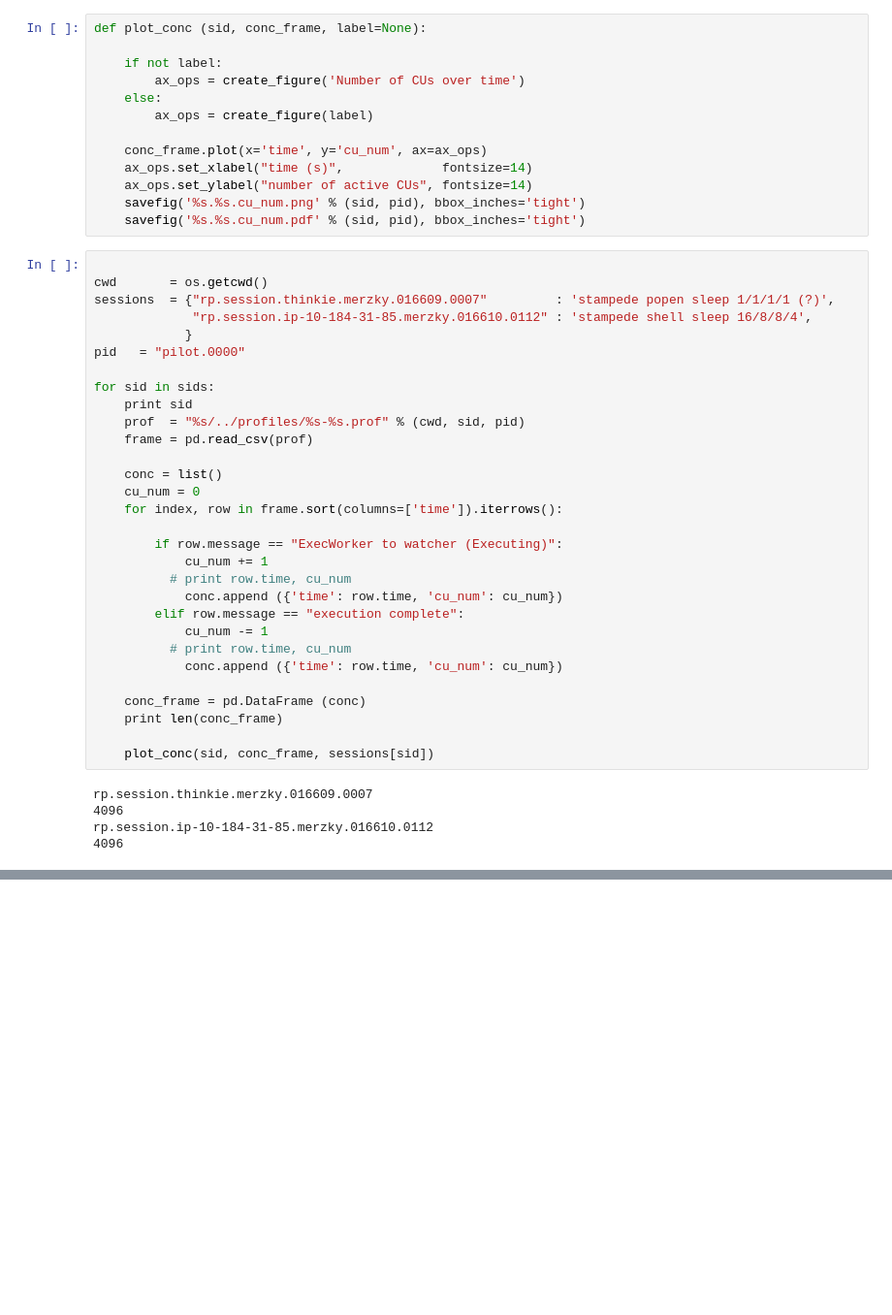
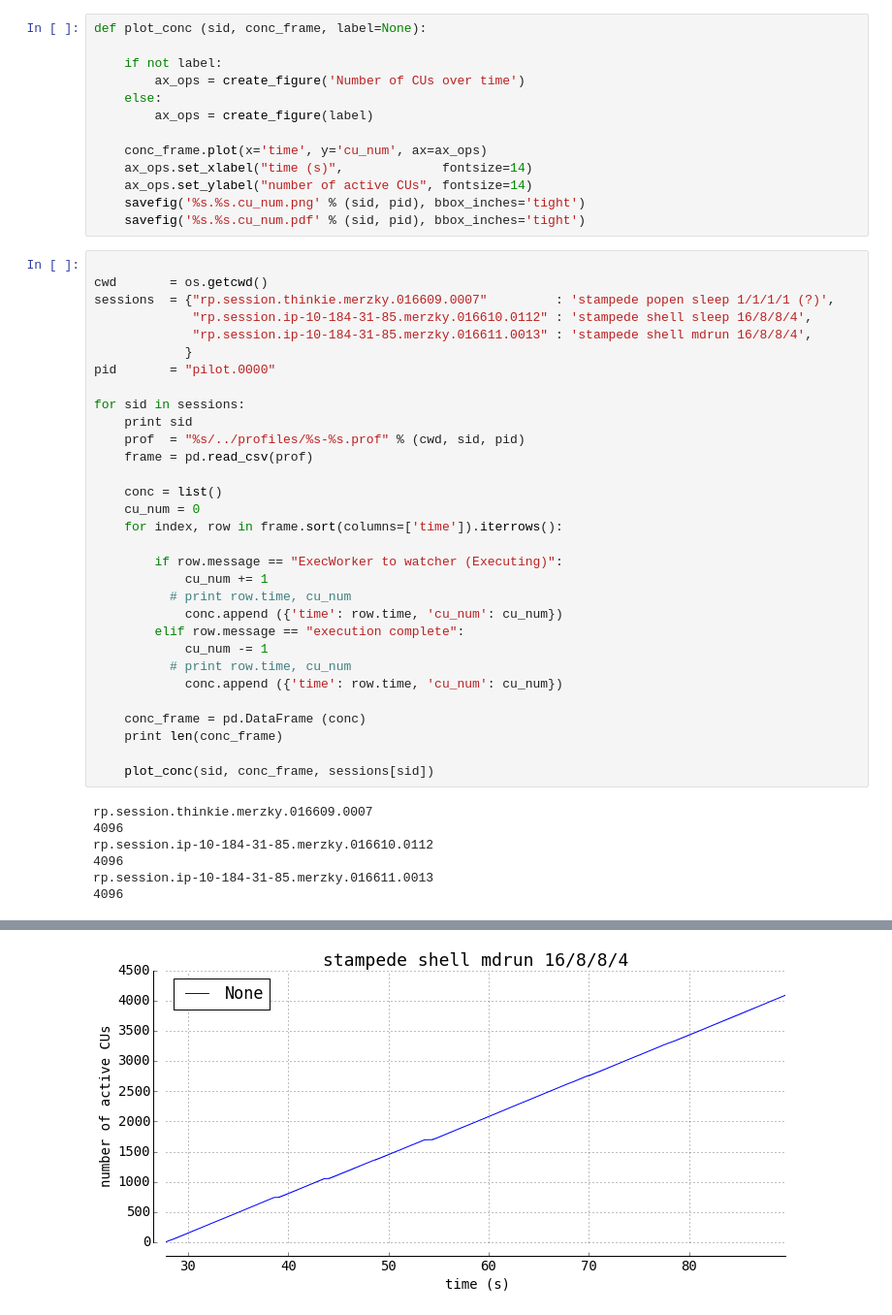
Before and after one commit to radical-experiments/rp-plot-profiles, a Jupyter notebook: plots/plot_profiles.ipynb, the cells around one changed output, grey strips where cells are left out. Shown at 97% size. Cells and saved outputs as stored; diff of their text form; blank space fills up the shorter version.

Commit message:
update with 4k mdrun plot

```diff
--- a/plots/plot_profiles.ipynb
+++ b/plots/plot_profiles.ipynb
@@ -78,35 +78,39 @@ def plot_conc (sid, conc_frame, label=None):
 cwd       = os.getcwd()
 sessions  = {"rp.session.thinkie.merzky.016609.0007"         : 'stampede popen sleep 1/1/1/1 (?)',
              "rp.session.ip-10-184-31-85.merzky.016610.0112" : 'stampede shell sleep 16/8/8/4',
+             "rp.session.ip-10-184-31-85.merzky.016611.0013" : 'stampede shell mdrun 16/8/8/4',
             }
-pid   = "pilot.0000"
+pid       = "pilot.0000"
 
-for sid in sids:
+for sid in sessions:
     print sid
     prof  = "%s/../profiles/%s-%s.prof" % (cwd, sid, pid)
     frame = pd.read_csv(prof)
 
     conc = list()
     cu_num = 0
     for index, row in frame.sort(columns=['time']).iterrows():
 
         if row.message == "ExecWorker to watcher (Executing)":
             cu_num += 1
           # print row.time, cu_num
             conc.append ({'time': row.time, 'cu_num': cu_num})
         elif row.message == "execution complete":
             cu_num -= 1
           # print row.time, cu_num
             conc.append ({'time': row.time, 'cu_num': cu_num})
 
     conc_frame = pd.DataFrame (conc)
     print len(conc_frame)
 
     plot_conc(sid, conc_frame, sessions[sid])
 # %% [output]
 rp.session.thinkie.merzky.016609.0007
 4096
 rp.session.ip-10-184-31-85.merzky.016610.0112
 4096
+rp.session.ip-10-184-31-85.merzky.016611.0013
+4096
 [figure]
 [figure]
+[figure, added]
```
Also changed, not shown: 8 other files.
